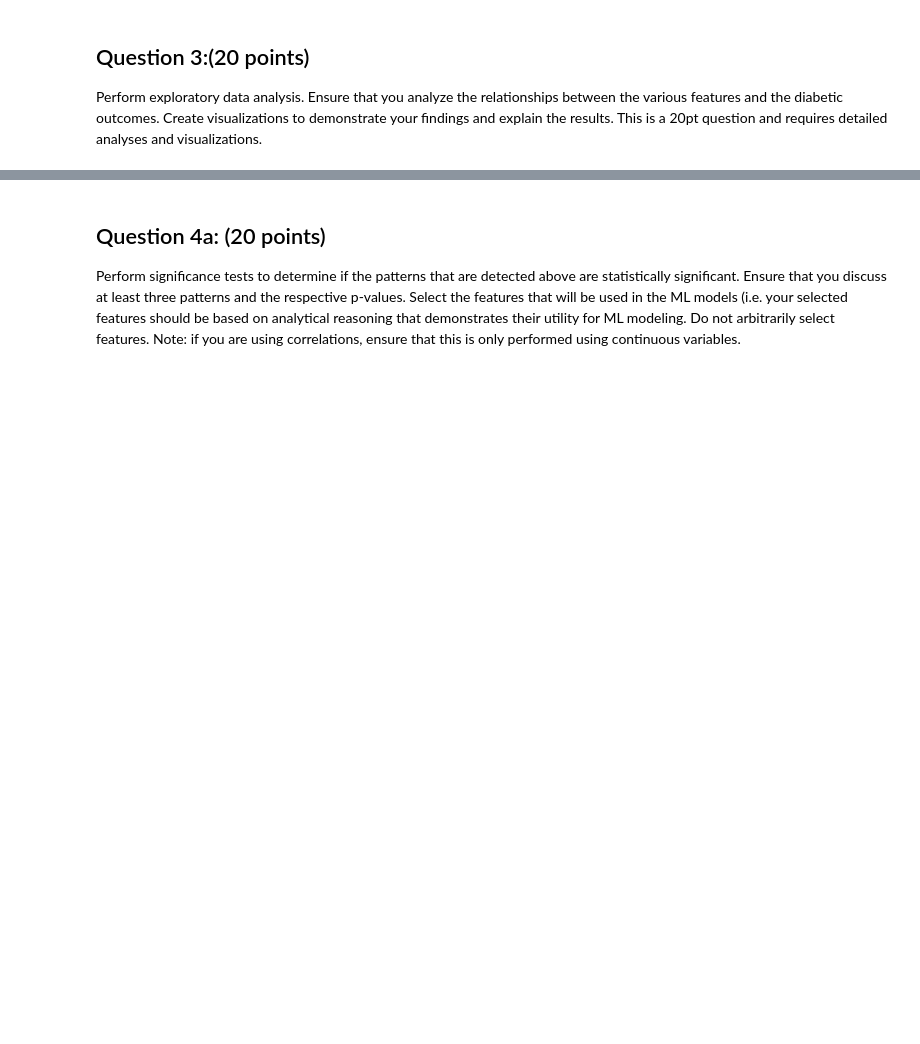
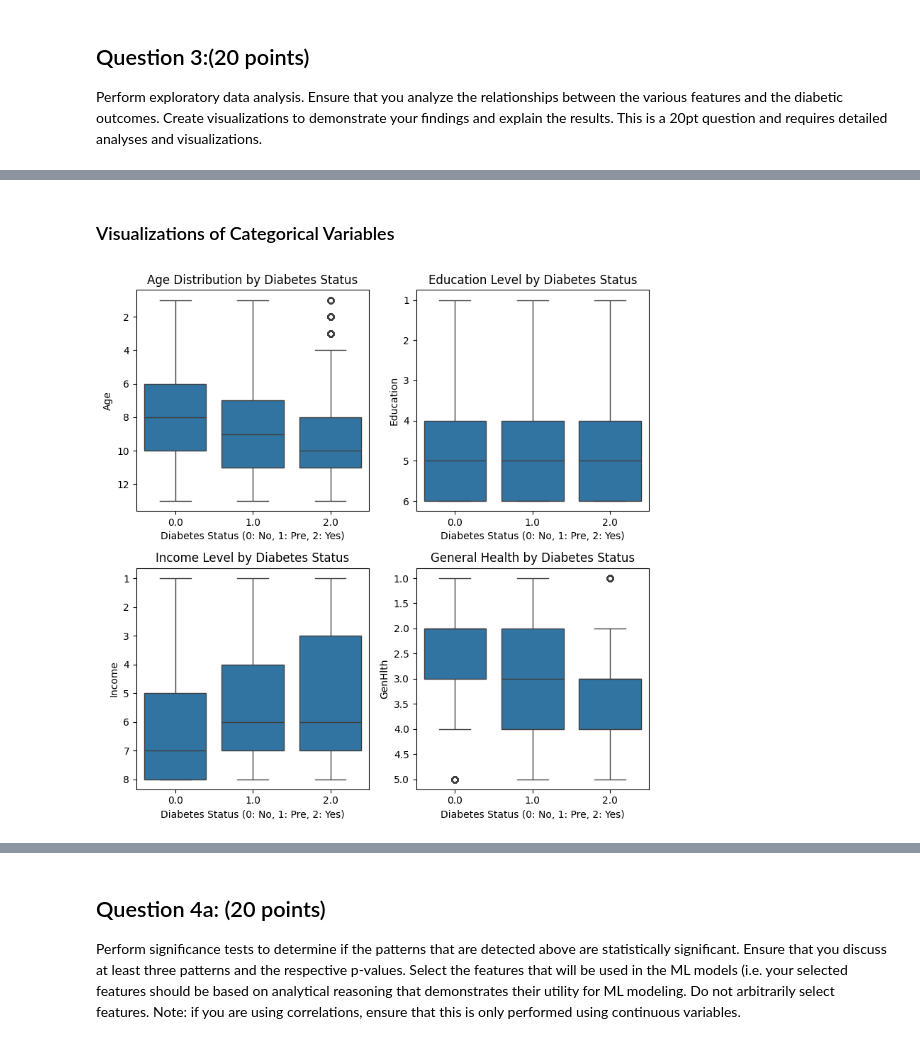
Before and after one commit to Halfgear/DS3000-group-project3, a Jupyter notebook: DS3000.Practicum3.ipynb, the cells around one changed output, grey strips where cells are left out. Drawn from its saved outputs; the diff is of its cells as text; code cells hidden in the pictures; blank space fills up the shorter version.

```diff
--- a/DS3000.Practicum3.ipynb
+++ b/DS3000.Practicum3.ipynb
@@ -126,0 +196,25 @@ plt.show()
+# %% [markdown]
+### Visualizations of Categorical Variables
+# %%
+fig, ((ax1, ax2), (ax3, ax4)) = plt.subplots(2, 2, figsize=(8, 8))
+
+sns.boxplot(data=df, y='Age', x='Diabetes_012', ax=ax1)
+ax1.set_title('Age Distribution by Diabetes Status')
+ax1.set_xlabel('Diabetes Status (0: No, 1: Pre, 2: Yes)')
+
+sns.boxplot(data=df, y='Education', x='Diabetes_012', ax=ax2)
+ax2.set_title('Education Level by Diabetes Status')
+ax2.set_xlabel('Diabetes Status (0: No, 1: Pre, 2: Yes)')
+
+sns.boxplot(data=df, y='Income', x='Diabetes_012', ax=ax3)
+ax3.set_title('Income Level by Diabetes Status')
+ax3.set_xlabel('Diabetes Status (0: No, 1: Pre, 2: Yes)')
+
+sns.boxplot(data=df, y='GenHlth', x='Diabetes_012', ax=ax4)
+ax4.set_title('General Health by Diabetes Status')
+ax4.set_xlabel('Diabetes Status (0: No, 1: Pre, 2: Yes)')
+
+plt.tight_layout()
+plt.show()
+# %% [output]
+[figure, added]
```
Also changed, not shown: parts of 11 cells of this notebook.
